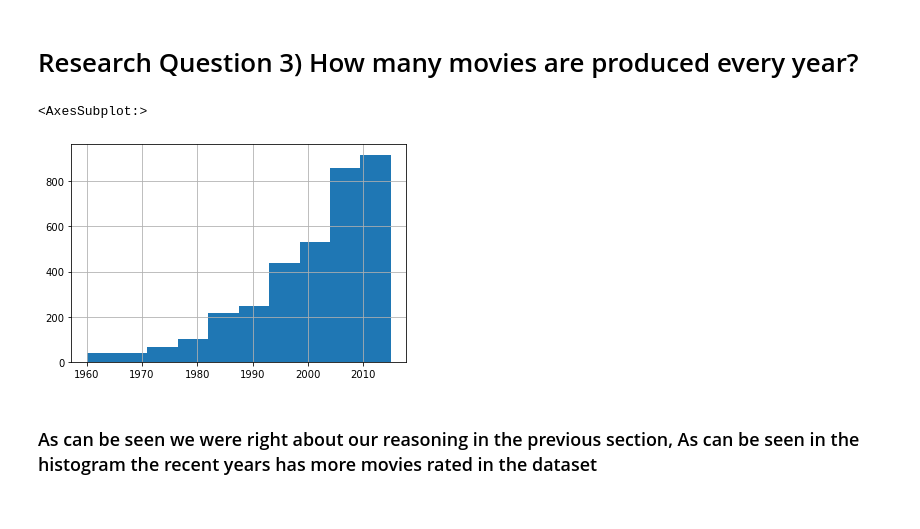
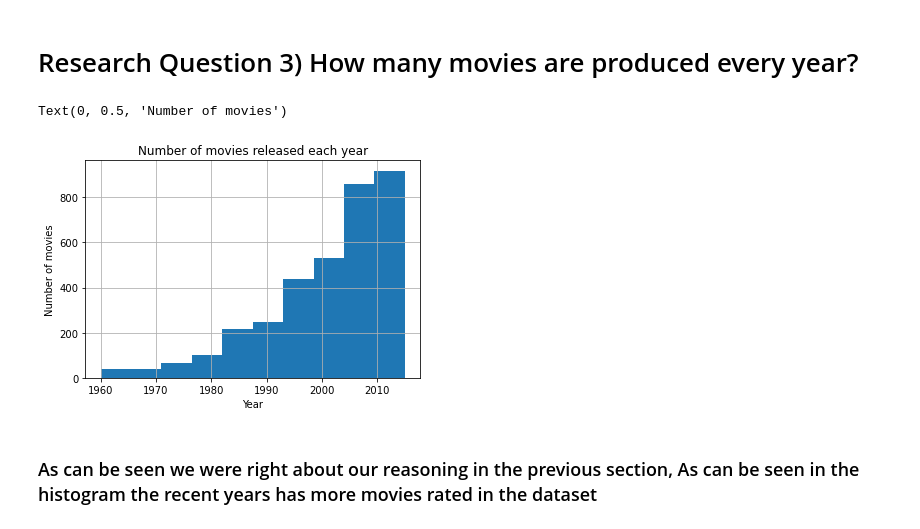
Before and after one commit to AhmedSobeih/TMDb-movies-analysis, a Jupyter notebook: investigate-a-dataset-template.ipynb, the cells around one changed output. Saved outputs shown, nothing was run; the diff lists cells and outputs as text; code cells hidden in the pictures.

Commit message:
Added title and labels for the histogram

```diff
--- a/investigate-a-dataset-template.ipynb
+++ b/investigate-a-dataset-template.ipynb
@@ -260,9 +260,12 @@ voting_for_5_years.plot(kind='bar', figsize=(20, 10), title='Mean of vote_averag
 # %%
 #plot number of movies released each year
 df['release_year'].hist()
+plt.title('Number of movies released each year')
+plt.xlabel('Year')
+plt.ylabel('Number of movies')
 # %% [output]
-<AxesSubplot:>
+Text(0, 0.5, 'Number of movies')
-[figure, old version]
+[figure, new version]
 # %% [markdown]
 ### As can be seen we were right about our reasoning in the previous section, As can be seen in the histogram the recent years has more movies rated in the dataset
 # %% [markdown]
```
Also changed, not shown: parts of 1 cell of this notebook.
